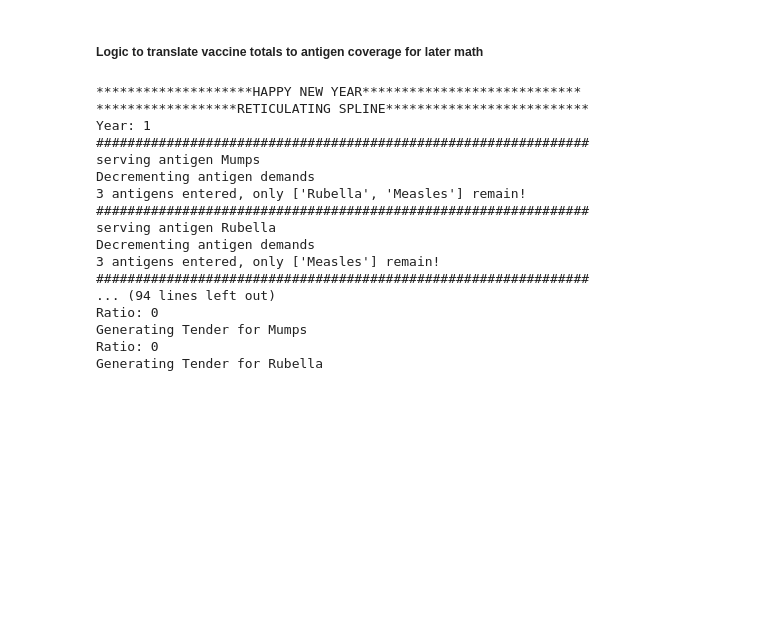
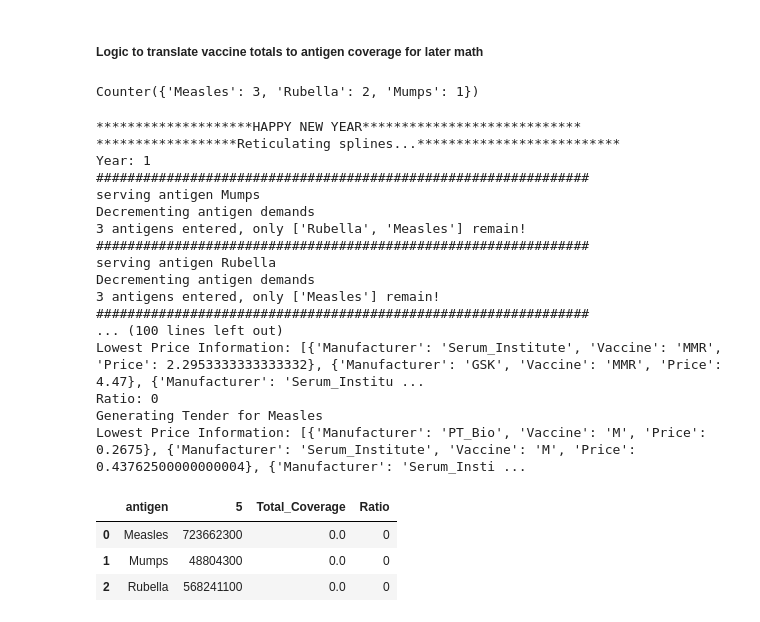
Before and after one commit to nuhorchak/Vaccine_Tender, a Jupyter notebook: Heuristic/heuristic_tenderer.ipynb, the cells around one changed output. Cells and saved outputs as stored; diff of their text form; code cells hidden in the pictures; blank space fills up the shorter version.

Commit message:
working price data and sorting. need to finish refilling inventory

```diff
--- a/Heuristic/heuristic_tenderer.ipynb
+++ b/Heuristic/heuristic_tenderer.ipynb
@@ -57,8 +57,8 @@ sheet_names = pd.ExcelFile(money_path).sheet_names
 
 # Load the remaining sheets into a dictionary of DataFrames
 # data = {sheet: pd.read_excel(file_path, sheet_name=sheet) for sheet in sheet_names[2:5]}
-price_data = {sheet_names[i]: pd.read_excel(money_path, sheet_name=i).rename(columns=lambda x: "Producer" if x == pd.read_excel(money_path, sheet_name=i).columns[0] else x) for i in range(2, 5)}
+price_data = {sheet_names[i]: pd.read_excel(money_path, sheet_name=i).rename(columns=lambda x: "Manufacturer" if x == pd.read_excel(money_path, sheet_name=i).columns[0] else x) for i in range(2, 5)}
 
 # Display the names of the loaded sheets and the first few rows of the first sheet
-sheet_names_loaded = list(price_data.keys())
+# sheet_names_loaded = list(price_data.keys())
 # first_sheet_preview = data[sheet_names_loaded[0]].head()
@@ -226,10 +472,14 @@ all_antigens = [antigen for antigens in A_v.values() for antigen in antigens]
 # Count the occurrences of each antigen
 antigen_counts = Counter(all_antigens)
 # least_covered_antigens = sorted(antigen_counts.keys(), key=lambda x: antigen_counts[x], reverse=False)
+# %%
+antigen_counts
+# %% [output]
+Counter({'Measles': 3, 'Rubella': 2, 'Mumps': 1})
 # %%
 for year in range(1, 4 + 1):  # Iterate through each year - short range for testing  range(1,len(demand_80_MCV.columns)-1)
     print("********************HAPPY NEW YEAR****************************")
-    print("******************RETICULATING SPLINE**************************")
+    print("******************Reticulating splines...**************************")
     print(f"Year: {year}")
 
     least_covered_antigens = sorted(antigen_counts.keys(), key=lambda x: antigen_counts[x], reverse=False)
@@ -292,20 +542,27 @@ for year in range(1, 4 + 1):  # Iterate through each year - short range for test
     #pulls the current ratio of supply and demand. returns ratio_DF and antigen coverage DF
     ratio_DF_MCV, coverage_df = calculate_coverage_and_ratios(inventory_DF_MCV, demand_80_MCV, V_a, year+1)
 
+    ratio_DF_MCV = ratio_DF_MCV.sort_values(by='antigen', key=lambda x: x.map(antigen_counts), ascending=True)
+
     for index, row in ratio_DF_MCV.iterrows():
-        if row['Ratio'] < 1:
+        if row['Ratio'] < 1.0:
             print(f"Ratio: {round(row.loc['Ratio'],2)}")
-            print(f"Generating Tender for {row['antigen']}")
+            print(f"Generating Tender for {row.loc['antigen']}")
             #append F schedule for curreny year +1 to current year +1 + tender_length
             new_row = {'Antigen': row.loc['antigen'], 'Starting': year + 1, 'Ending': year + 4}
             tender_schedules_MCV = pd.concat([tender_schedules_MCV, pd.DataFrame([new_row])], ignore_index=True)
             #inventory search
+
+            price_list = get_manufacturer_vaccine_price(row.loc['antigen'], price_data, V_a, P_v, year + 1)
+            # Display the result
+            print(f"Lowest Price Information: {price_list}")
+
         else:
             print(f"Ratio: {round(row.loc['Ratio'],2)}")
-            print(f"Supply > demand for {row['antigen']}")
+            print(f"Supply >= demand for {row.loc['antigen']}")
 # %% [output]
 ********************HAPPY NEW YEAR****************************
-******************RETICULATING SPLINE**************************
+******************Reticulating splines...**************************
 Year: 1
 ###############################################################
 serving antigen Mumps
@@ -316,8 +573,15 @@ serving antigen Rubella
 Decrementing antigen demands
 3 antigens entered, only ['Measles'] remain!
 ###############################################################
-... (94 lines left out)
+... (100 lines left out)
+Lowest Price Information: [{'Manufacturer': 'Serum_Institute', 'Vaccine': 'MMR', 'Price': 2.2953333333333332}, {'Manufacturer': 'GSK', 'Vaccine': 'MMR', 'Price': 4.47}, {'Manufacturer': 'Serum_Institu ...
 Ratio: 0
-Generating Tender for Mumps
-Ratio: 0
-Generating Tender for Rubella
+Generating Tender for Measles
+Lowest Price Information: [{'Manufacturer': 'PT_Bio', 'Vaccine': 'M', 'Price': 0.2675}, {'Manufacturer': 'Serum_Institute', 'Vaccine': 'M', 'Price': 0.43762500000000004}, {'Manufacturer': 'Serum_Insti ...
+# %%
+ratio_DF_MCV
+# %% [output]
+|  | antigen | 5 | Total_Coverage | Ratio |
+| 0 | Measles | 723662300 | 0.0 | 0 |
+| 1 | Mumps | 48804300 | 0.0 | 0 |
+| 2 | Rubella | 568241100 | 0.0 | 0 |
```
Also changed, not shown: parts of 10 cells of this notebook.
